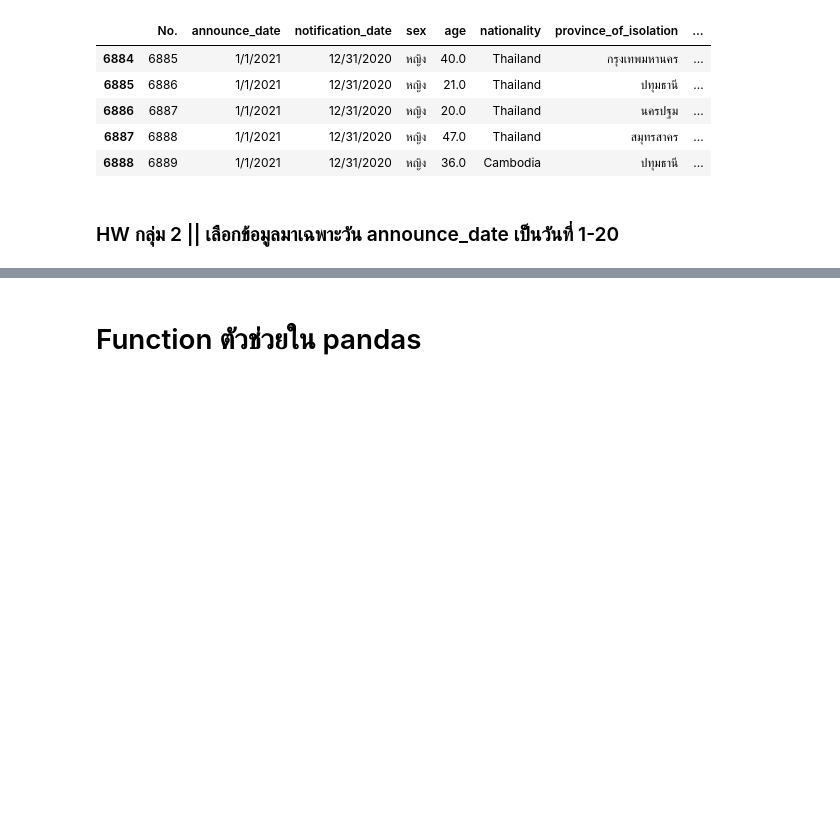
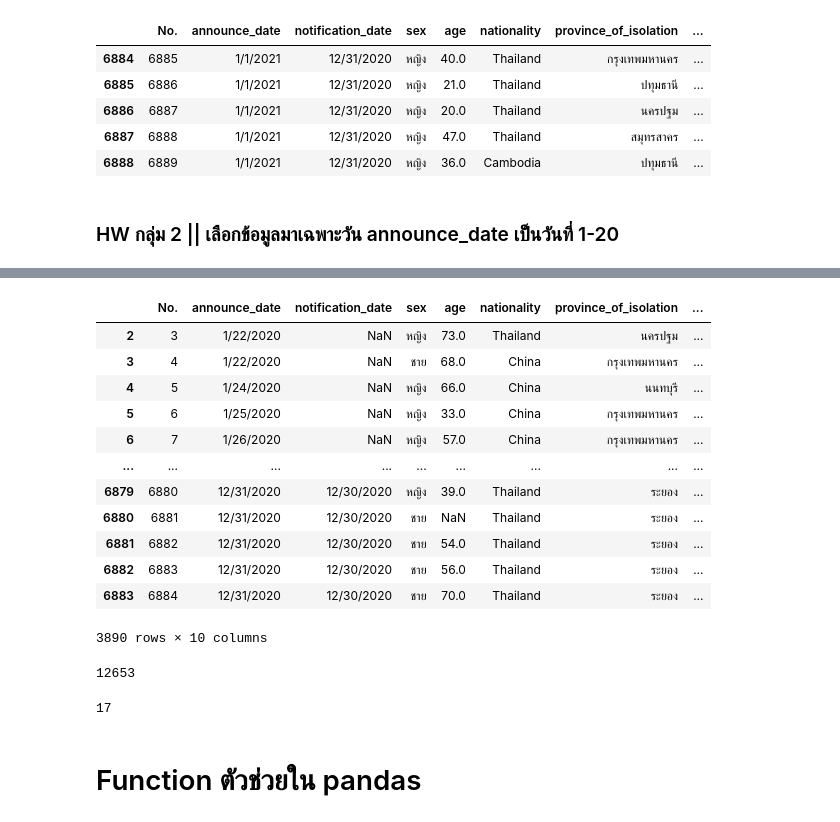
Before and after one commit to ThitiwatJtrsn/data_viz_2022, a Jupyter notebook: Pandas101.ipynb, the cells around one changed output, grey strips where cells are left out. Saved outputs shown, nothing was run; the diff lists cells and outputs as text; code cells hidden in the pictures; blank space fills up the shorter version.

````diff
--- a/Pandas101.ipynb
+++ b/Pandas101.ipynb
@@ -924,3 +998,41 @@ data_covid[TF].head()
+# %%
+### หาวันที่เหลือ (วันที่ 21-31)
+
+HW3=list()
+for each_row in data_covid.iterrows():
+    if int(each_row[1]['announce_date'].split('/')[1]) >= 21 :
+        HW3.append(True)
+    else:
+        HW3.append(False)
+
+data_covid[HW3]
+# %% [output]
+|  | No. | announce_date | notification_date | sex | age | nationality | province_of_isolation | ... |
+| 2 | 3 | 1/22/2020 | NaN | หญิง | 73.0 | Thailand | นครปฐม | ... |
+| 3 | 4 | 1/22/2020 | NaN | ชาย | 68.0 | China | กรุงเทพมหานคร | ... |
+| 4 | 5 | 1/24/2020 | NaN | หญิง | 66.0 | China | นนทบุรี | ... |
+| 5 | 6 | 1/25/2020 | NaN | หญิง | 33.0 | China | กรุงเทพมหานคร | ... |
+| 6 | 7 | 1/26/2020 | NaN | หญิง | 57.0 | China | กรุงเทพมหานคร | ... |
+| ... | ... | ... | ... | ... | ... | ... | ... | ... |
+| 6879 | 6880 | 12/31/2020 | 12/30/2020 | หญิง | 39.0 | Thailand | ระยอง | ... |
+| 6880 | 6881 | 12/31/2020 | 12/30/2020 | ชาย | NaN | Thailand | ระยอง | ... |
+| 6881 | 6882 | 12/31/2020 | 12/30/2020 | ชาย | 54.0 | Thailand | ระยอง | ... |
+| 6882 | 6883 | 12/31/2020 | 12/30/2020 | ชาย | 56.0 | Thailand | ระยอง | ... |
+| 6883 | 6884 | 12/31/2020 | 12/30/2020 | ชาย | 70.0 | Thailand | ระยอง | ... |
+3890 rows × 10 columns
+# %%
+## จำนวนแถวของวันที่ 1-20  +  จำนวนแถวของวันที่ 21-31
+all_row = int(data_covid[HW].shape[0]) + int(data_covid[HW3].shape[0])
+all_row
+# %% [output]
+12653
+# %%
+## ลองศึกษา function ``` .split ```
+
+t = data_covid['announce_date']
+int(t[1].split('/')[1])
+# %% [output]
+17
 # %% [markdown]
 # Function ตัวช่วยใน pandas
 # %% [markdown]
````
Also changed, not shown: parts of 16 cells of this notebook.
